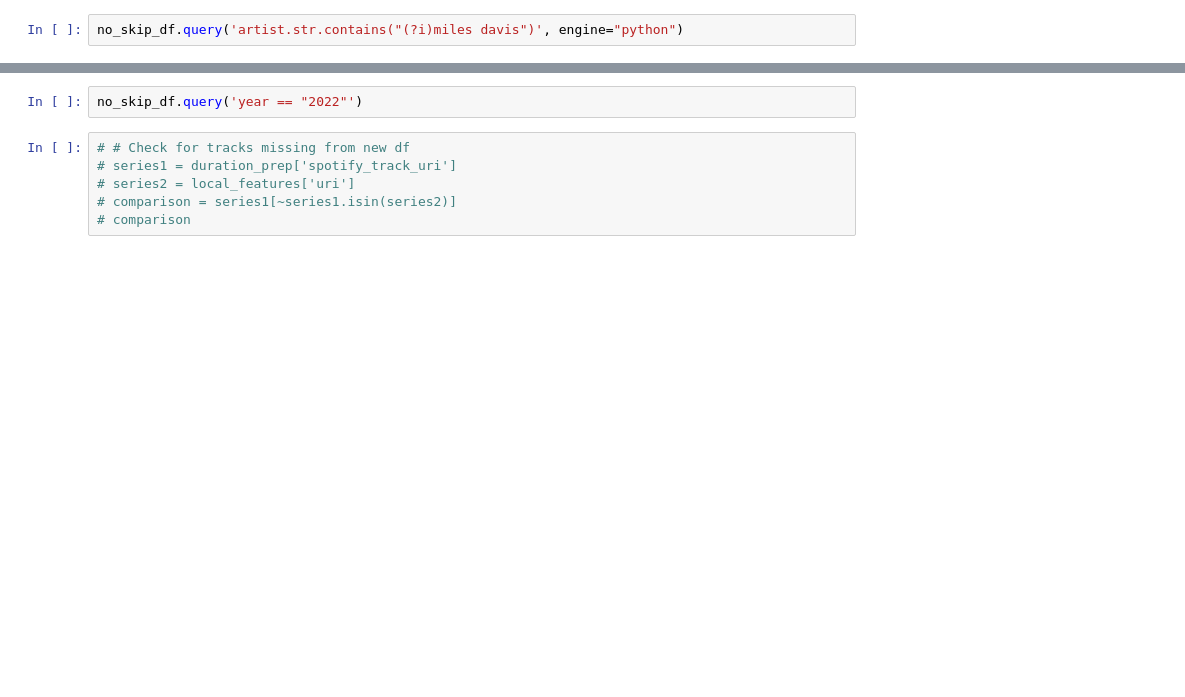
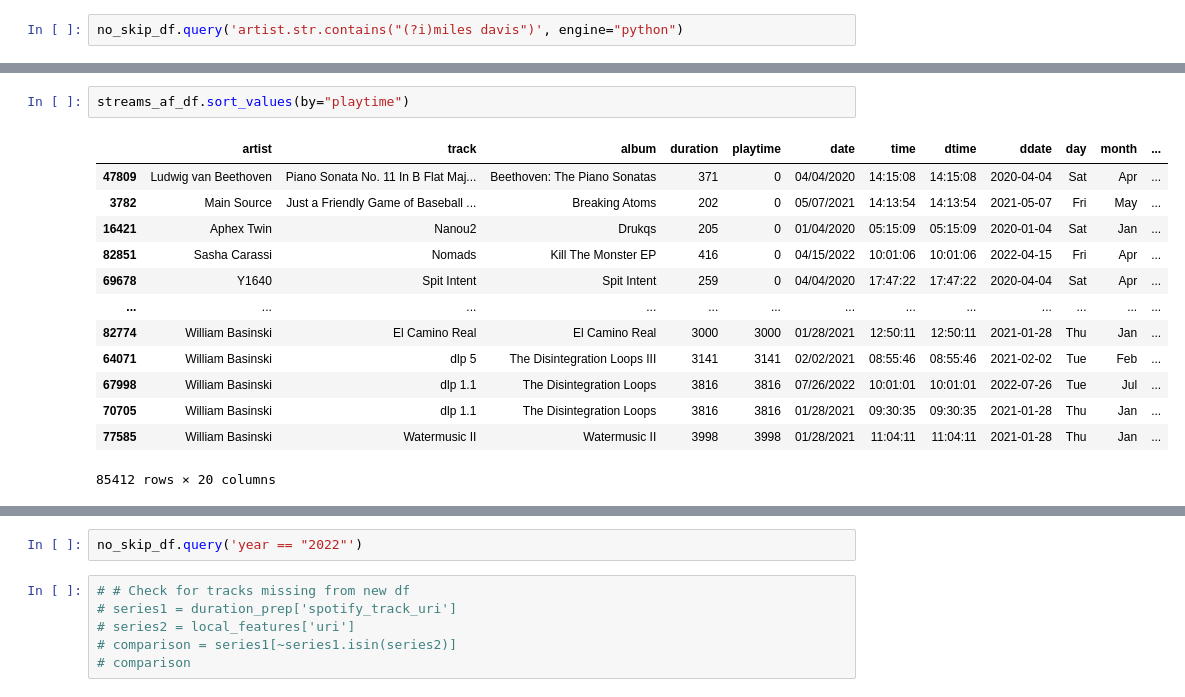
Before and after one commit to mmmuir/CL_DA2, a Jupyter notebook: ios_analysis.ipynb, the cells around one changed output, grey strips where cells are left out. Cells and saved outputs as stored; diff of their text form; blank space fills up the shorter version.

```diff
--- a/ios_analysis.ipynb
+++ b/ios_analysis.ipynb
@@ -133,0 +169,16 @@ no_skip_df.query('artist.str.contains("(?i)miles davis")', engine="python")
+# %%
+streams_af_df.sort_values(by="playtime")
+# %% [output]
+|  | artist | track | album | duration | playtime | date | time | dtime | ddate | day | month | ... |
+| 47809 | Ludwig van Beethoven | Piano Sonata No. 11 In B Flat Maj... | Beethoven: The Piano Sonatas | 371 | 0 | 04/04/2020 | 14:15:08 | 14:15:08 | 2020-04-04 | Sat | Apr | ... |
+| 3782 | Main Source | Just a Friendly Game of Baseball ... | Breaking Atoms | 202 | 0 | 05/07/2021 | 14:13:54 | 14:13:54 | 2021-05-07 | Fri | May | ... |
+| 16421 | Aphex Twin | Nanou2 | Drukqs | 205 | 0 | 01/04/2020 | 05:15:09 | 05:15:09 | 2020-01-04 | Sat | Jan | ... |
+| 82851 | Sasha Carassi | Nomads | Kill The Monster EP | 416 | 0 | 04/15/2022 | 10:01:06 | 10:01:06 | 2022-04-15 | Fri | Apr | ... |
+| 69678 | Y1640 | Spit Intent | Spit Intent | 259 | 0 | 04/04/2020 | 17:47:22 | 17:47:22 | 2020-04-04 | Sat | Apr | ... |
+| ... | ... | ... | ... | ... | ... | ... | ... | ... | ... | ... | ... | ... |
+| 82774 | William Basinski | El Camino Real | El Camino Real | 3000 | 3000 | 01/28/2021 | 12:50:11 | 12:50:11 | 2021-01-28 | Thu | Jan | ... |
+| 64071 | William Basinski | dlp 5 | The Disintegration Loops III | 3141 | 3141 | 02/02/2021 | 08:55:46 | 08:55:46 | 2021-02-02 | Tue | Feb | ... |
+| 67998 | William Basinski | dlp 1.1 | The Disintegration Loops | 3816 | 3816 | 07/26/2022 | 10:01:01 | 10:01:01 | 2022-07-26 | Tue | Jul | ... |
+| 70705 | William Basinski | dlp 1.1 | The Disintegration Loops | 3816 | 3816 | 01/28/2021 | 09:30:35 | 09:30:35 | 2021-01-28 | Thu | Jan | ... |
+| 77585 | William Basinski | Watermusic II | Watermusic II | 3998 | 3998 | 01/28/2021 | 11:04:11 | 11:04:11 | 2021-01-28 | Thu | Jan | ... |
+85412 rows × 20 columns
```
Also changed, not shown: parts of 35 cells of this notebook.
